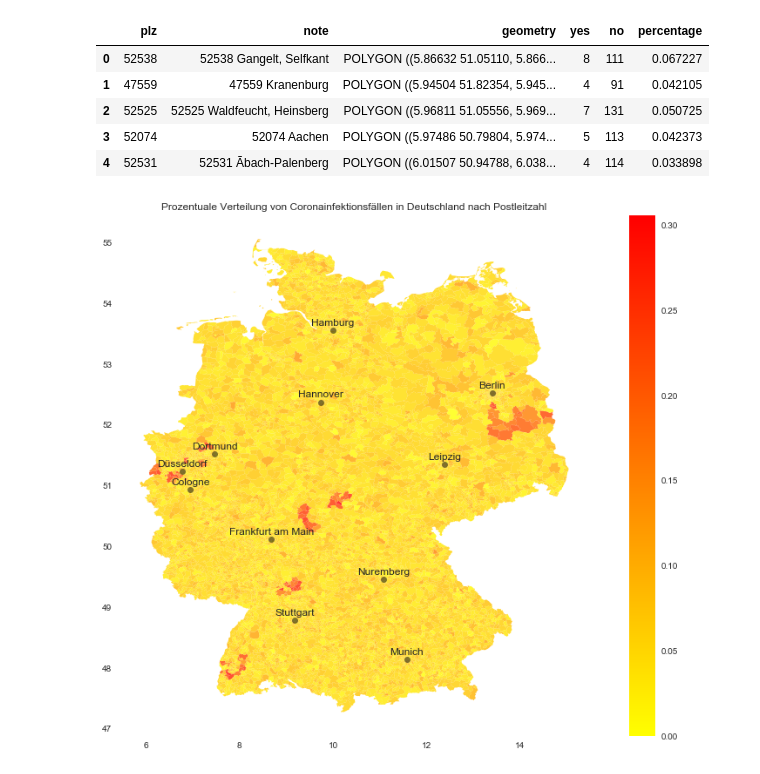
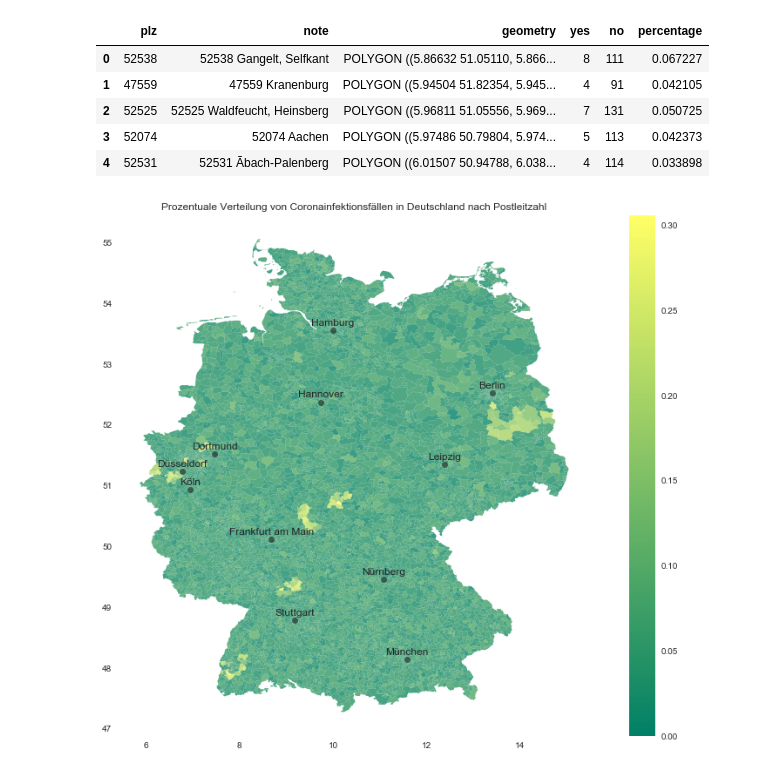
Before and after one commit to pfandzelter/cov-erage, a Jupyter notebook: analytics/coronavirusPercentage.ipynb, the cells around one changed output. Drawn from its saved outputs; the diff is of its cells as text; code cells hidden in the pictures.

```diff
--- a/analytics/coronavirusPercentage.ipynb
+++ b/analytics/coronavirusPercentage.ipynb
@@ -15,10 +15,9 @@ import matplotlib.pyplot as plt
 # Config
 
 plt.style.use('seaborn')
-plt.rcParams['figure.figsize'] = [16, 11]
 
 dir = "."
-input_filename = "TestLake1Mio6Clusters.csv"
+input_filename = "SimLakeInput.csv"
 output_filename = "Prozentuale Verteilung Coronavirus.pdf"
 
 # Calculated Fields
@@ -139,15 +138,15 @@ plz_shape_df.head(5)
 # Define cities to plot (makes it easier to understand map)
 top_cities = {
     'Berlin': (13.404954, 52.520008),
-    'Cologne': (6.953101, 50.935173),
+    'Köln': (6.953101, 50.935173),
     'Düsseldorf': (6.782048, 51.227144),
     'Frankfurt am Main': (8.682127, 50.110924),
     'Hamburg': (9.993682, 53.551086),
     'Leipzig': (12.387772, 51.343479),
-    'Munich': (11.576124, 48.137154),
+    'München': (11.576124, 48.137154),
     'Dortmund': (7.468554, 51.513400),
     'Stuttgart': (9.181332, 48.777128),
-    'Nuremberg': (11.077438, 49.449820),
+    'Nürnberg': (11.077438, 49.449820),
     'Hannover': (9.73322, 52.37052)
 }
 
@@ -175,5 +174,6 @@ merged_cg2.head()
 # %%
 #Plot
+plt.rcParams['figure.figsize'] = [16, 11]
 fig, ax = plt.subplots()
 
 #plot plz shape
@@ -182,34 +182,34 @@ merged_cg2.plot(
     column='percentage',
     categorical=False,
     legend=True,
-    cmap='autumn_r',
+    cmap='summer',
     alpha=0.8
 )
 
 #plot cities
 for c in top_cities.keys():
     ax.text(
         x=top_cities[c][0],
         y=top_cities[c][1] + 0.08,
         s=c,
         fontsize=12,
         ha='center',
     )
 
     ax.plot(
         top_cities[c][0],
         top_cities[c][1],
         marker='o',
         c='black',
         alpha=0.5
     )
 
 ax.set(
     title='Prozentuale Verteilung von Coronainfektionsfällen in Deutschland nach Postleitzahl',
     aspect=1.3,
     facecolor='white'
 );
 
 fig.savefig(output_filename)
 # %% [output]
-[figure, old version]
+[figure, new version]
```
Also changed, not shown: parts of 2 cells of this notebook, 13 other files.
